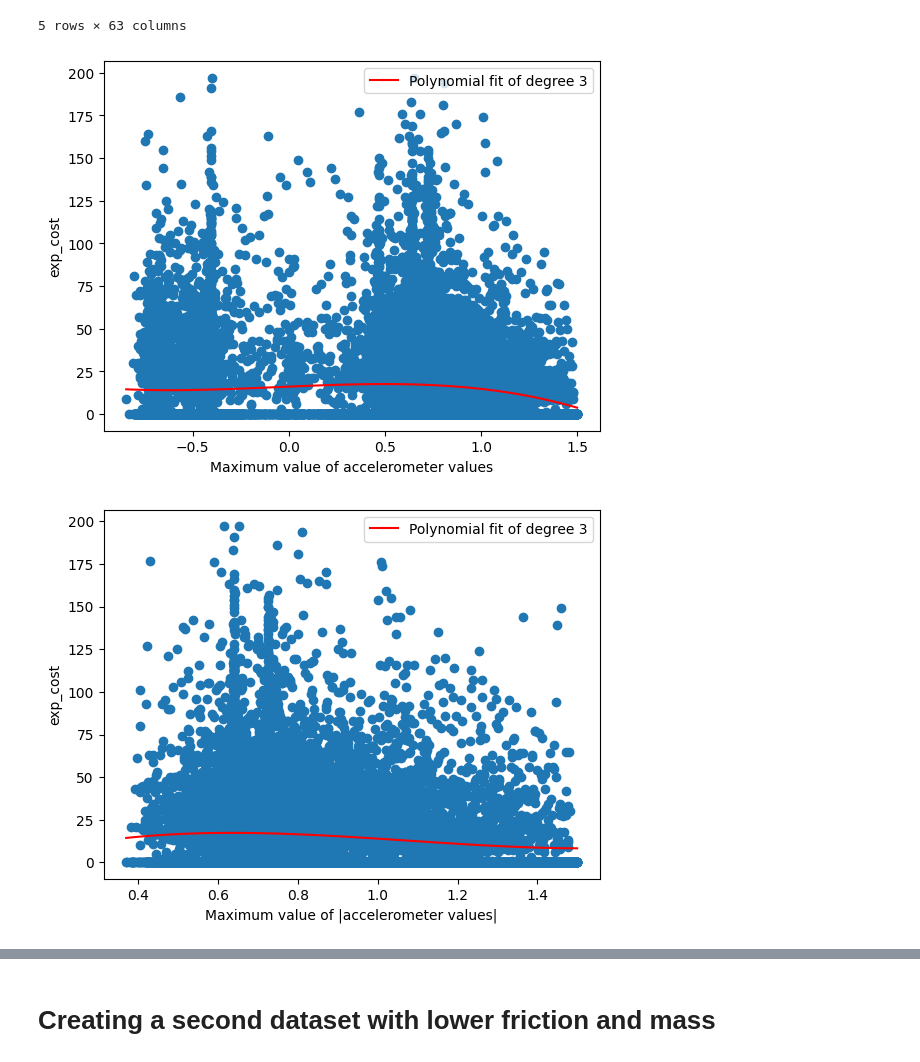
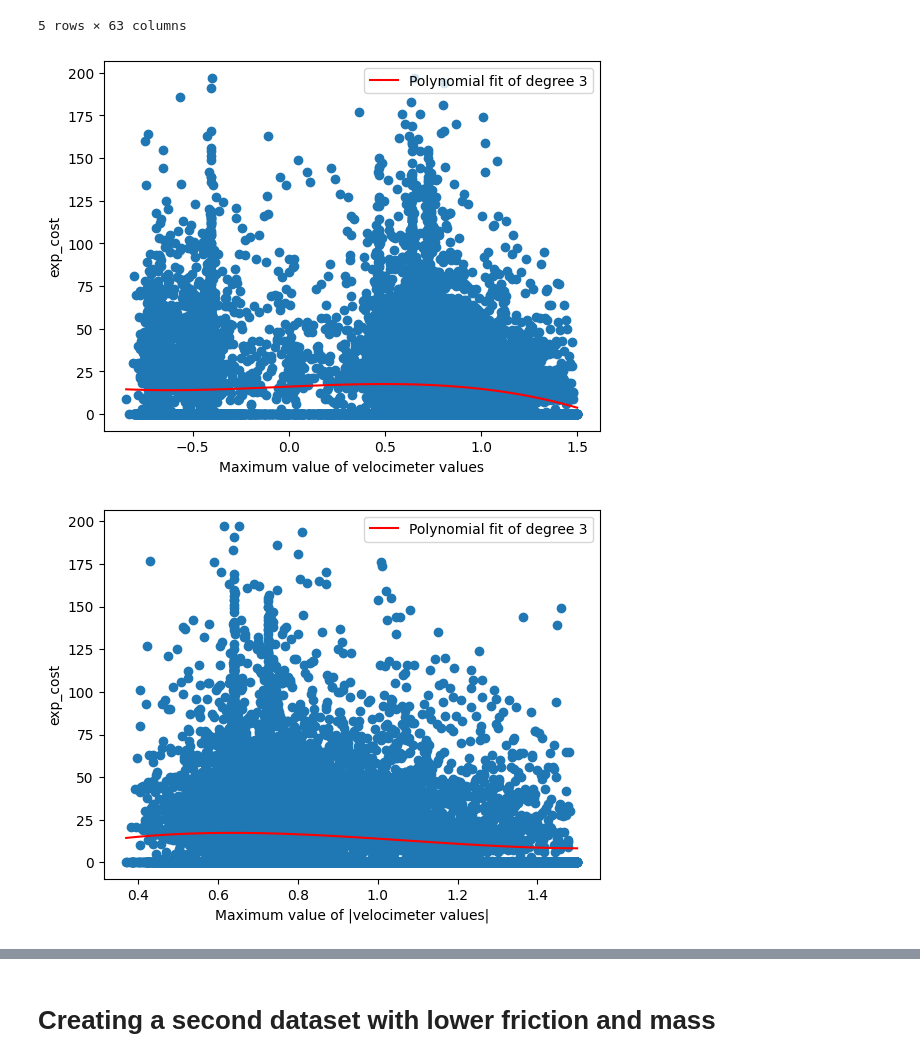
Before and after one commit to Shirkanzilla/predictive-control-switch, a Jupyter notebook: Safety-Gymnasium/create_dataset.ipynb, the cells around one changed output, grey strips where cells are left out. Saved outputs shown, nothing was run; the diff lists cells and outputs as text; code cells hidden in the pictures.

Commit message:
Created the figures for the scond dataset as well

```diff
--- a/Safety-Gymnasium/create_dataset.ipynb
+++ b/Safety-Gymnasium/create_dataset.ipynb
@@ -788,8 +788,8 @@ df_aligned.head()
 5 rows × 63 columns
 # %%
 velocimeter_cols = [f"velocimeter{i}" for i in range(2)]
-max_value_plot(df_aligned[velocimeter_cols], df_aligned["exp_cost"], polynomial_degree=3, x_name="accelerometer values")
-abs_max_value_plot(df_aligned[velocimeter_cols], df_aligned["exp_cost"], polynomial_degree=3, x_name="accelerometer values")
+max_value_plot(df_aligned[velocimeter_cols], df_aligned["exp_cost"], polynomial_degree=3, x_name="velocimeter values")
+abs_max_value_plot(df_aligned[velocimeter_cols], df_aligned["exp_cost"], polynomial_degree=3, x_name="velocimeter values")
 # %% [output]
-[figure, old version]
+[figure, new version]
-[figure, old version]
+[figure, new version]
```
Also changed, not shown: parts of 6 cells of this notebook, 1 other file.
